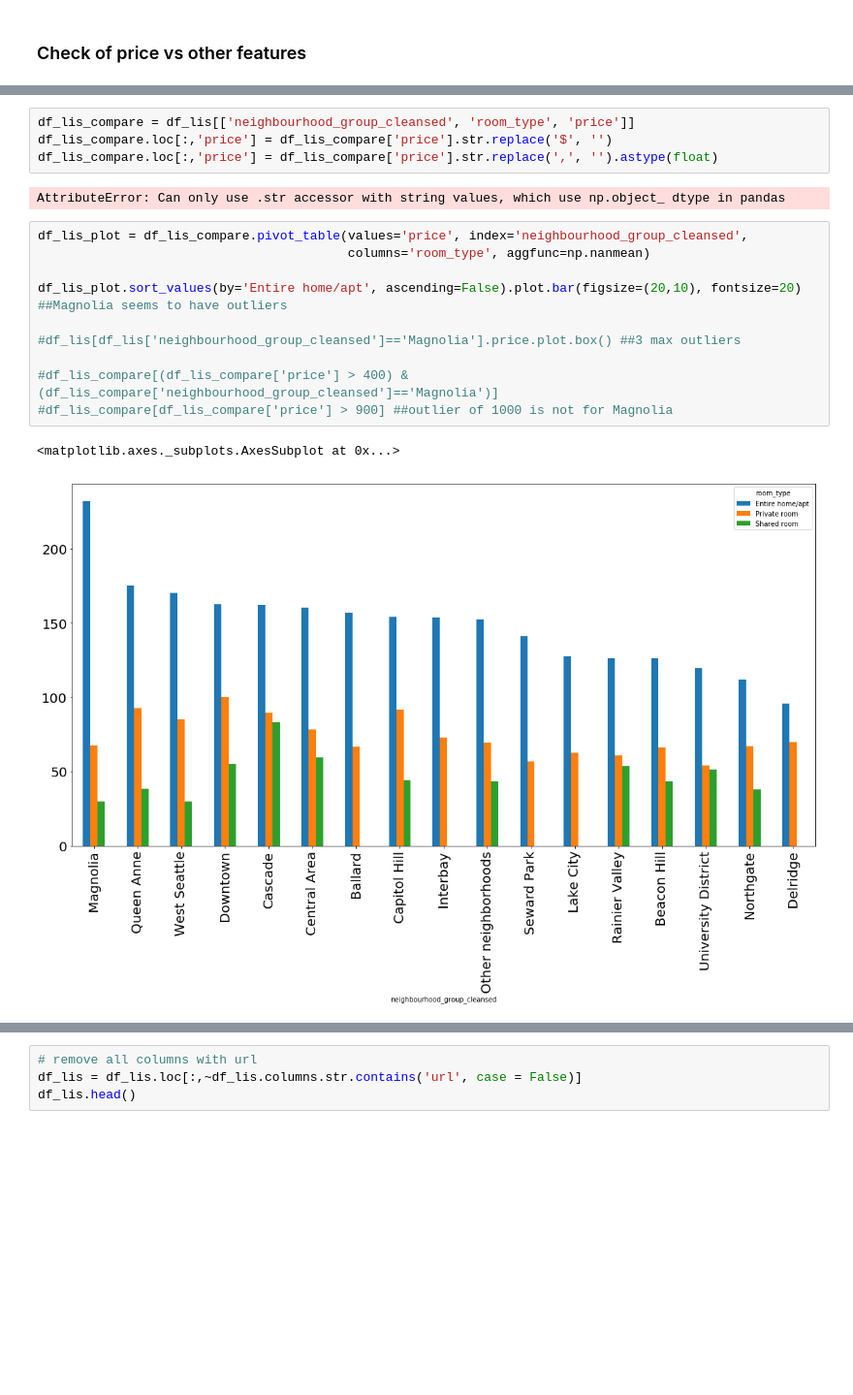
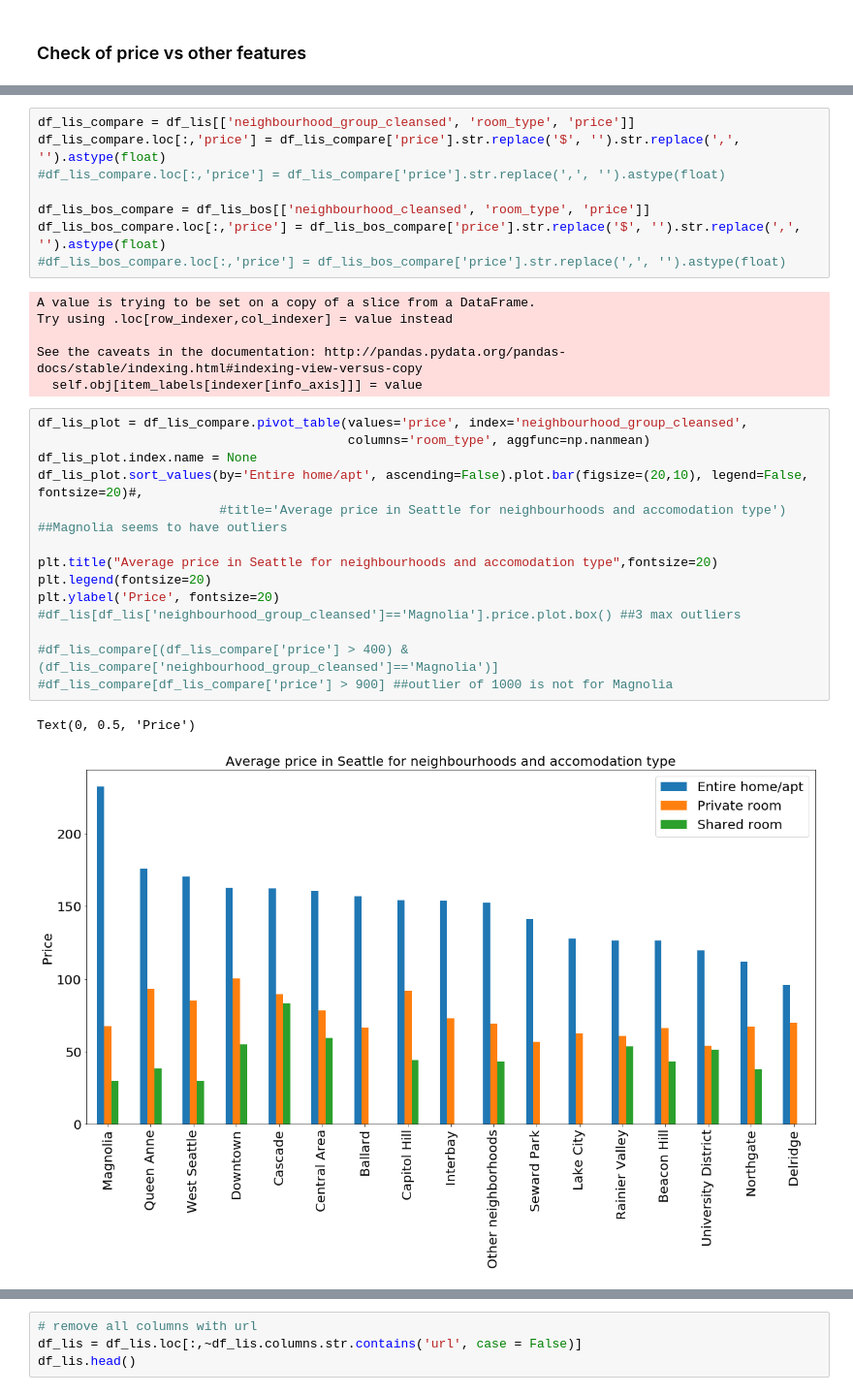
Before and after one commit to Duratorre/AirBnB-Data-Analysis, a Jupyter notebook: Analysis.ipynb, the cells around one changed output, grey strips where cells are left out. Shown at 97% size. Cells and saved outputs as stored; diff of their text form; blank space fills up the shorter version.

Commit message:
Modified price vs neighbourhoods graphs

```diff
--- a/Analysis.ipynb
+++ b/Analysis.ipynb
@@ -316,20 +298,32 @@ df_lis['price'].hist()
 [figure]
 # %%
 df_lis_compare = df_lis[['neighbourhood_group_cleansed', 'room_type', 'price']]
-df_lis_compare.loc[:,'price'] = df_lis_compare['price'].str.replace('$', '')
-df_lis_compare.loc[:,'price'] = df_lis_compare['price'].str.replace(',', '').astype(float)
+df_lis_compare.loc[:,'price'] = df_lis_compare['price'].str.replace('$', '').str.replace(',', '').astype(float)
+#df_lis_compare.loc[:,'price'] = df_lis_compare['price'].str.replace(',', '').astype(float)
+
+df_lis_bos_compare = df_lis_bos[['neighbourhood_cleansed', 'room_type', 'price']]
+df_lis_bos_compare.loc[:,'price'] = df_lis_bos_compare['price'].str.replace('$', '').str.replace(',', '').astype(float)
+#df_lis_bos_compare.loc[:,'price'] = df_lis_bos_compare['price'].str.replace(',', '').astype(float)
 # %% [output]
-AttributeError: Can only use .str accessor with string values, which use np.object_ dtype in pandas
+A value is trying to be set on a copy of a slice from a DataFrame.
+Try using .loc[row_indexer,col_indexer] = value instead
+
+See the caveats in the documentation: http://pandas.pydata.org/pandas-docs/stable/indexing.html#indexing-view-versus-copy
+  self.obj[item_labels[indexer[info_axis]]] = value
 # %%
 df_lis_plot = df_lis_compare.pivot_table(values='price', index='neighbourhood_group_cleansed',
                                          columns='room_type', aggfunc=np.nanmean)
+df_lis_plot.index.name = None
+df_lis_plot.sort_values(by='Entire home/apt', ascending=False).plot.bar(figsize=(20,10), legend=False, fontsize=20)#,
+                        #title='Average price in Seattle for neighbourhoods and accomodation type') ##Magnolia seems to have outliers
 
-df_lis_plot.sort_values(by='Entire home/apt', ascending=False).plot.bar(figsize=(20,10), fontsize=20) ##Magnolia seems to have outliers
-
+plt.title("Average price in Seattle for neighbourhoods and accomodation type",fontsize=20)
+plt.legend(fontsize=20)
+plt.ylabel('Price', fontsize=20)
 #df_lis[df_lis['neighbourhood_group_cleansed']=='Magnolia'].price.plot.box() ##3 max outliers
 
 #df_lis_compare[(df_lis_compare['price'] > 400) & (df_lis_compare['neighbourhood_group_cleansed']=='Magnolia')]
 #df_lis_compare[df_lis_compare['price'] > 900] ##outlier of 1000 is not for Magnolia
 # %% [output]
-<matplotlib.axes._subplots.AxesSubplot at 0x...>
+Text(0, 0.5, 'Price')
-[figure, old version]
+[figure, new version]
```
Also changed, not shown: parts of 25 cells of this notebook.
